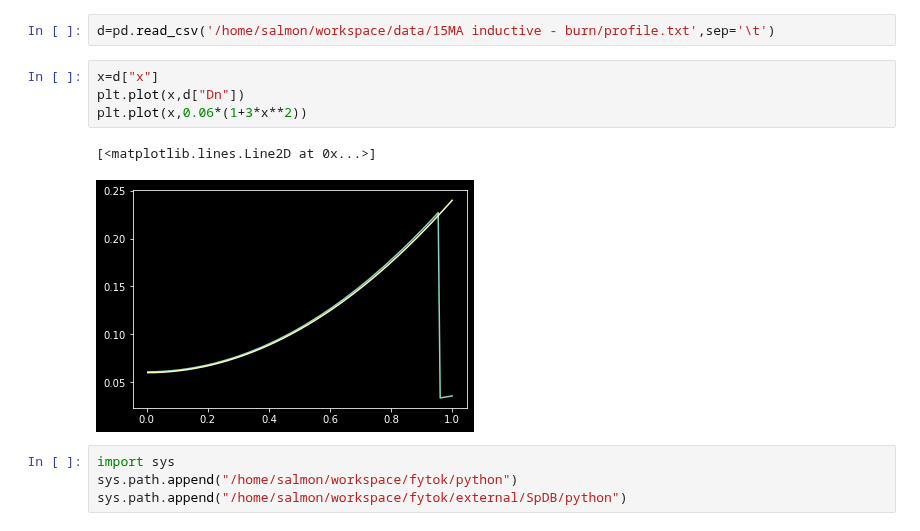
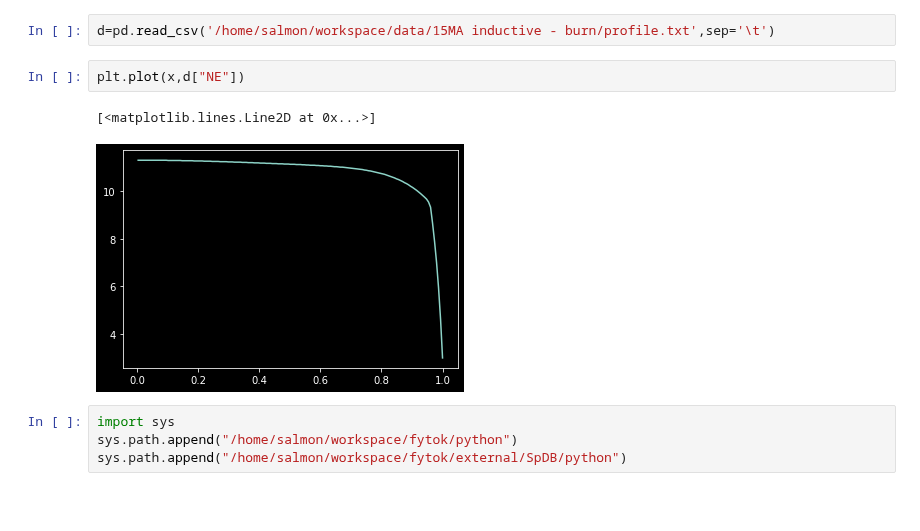
Before and after one commit to fusion-yun/fytok_old, a Jupyter notebook: examples/fytok.ipynb, the cells around one changed output. Drawn from its saved outputs; the diff is of its cells as text; blank space fills up the shorter version.

```diff
--- a/examples/fytok.ipynb
+++ b/examples/fytok.ipynb
@@ -3,13 +3,11 @@ import pandas as pd
 import numpy as np
 # %%
 d=pd.read_csv('/home/salmon/workspace/data/15MA inductive - burn/profile.txt',sep='\t')
-# %%
-x=d["x"]
-plt.plot(x,d["Dn"])
-plt.plot(x,0.06*(1+3*x**2))
-# %% [output]
-[<matplotlib.lines.Line2D at 0x...>]
-[figure, removed]
+# %%
+plt.plot(x,d["NE"])
+# %% [output]
+[<matplotlib.lines.Line2D at 0x...>]
+[figure, added]
 # %%
 import sys
 sys.path.append("/home/salmon/workspace/fytok/python")
```
Also changed, not shown: 3 other files.
